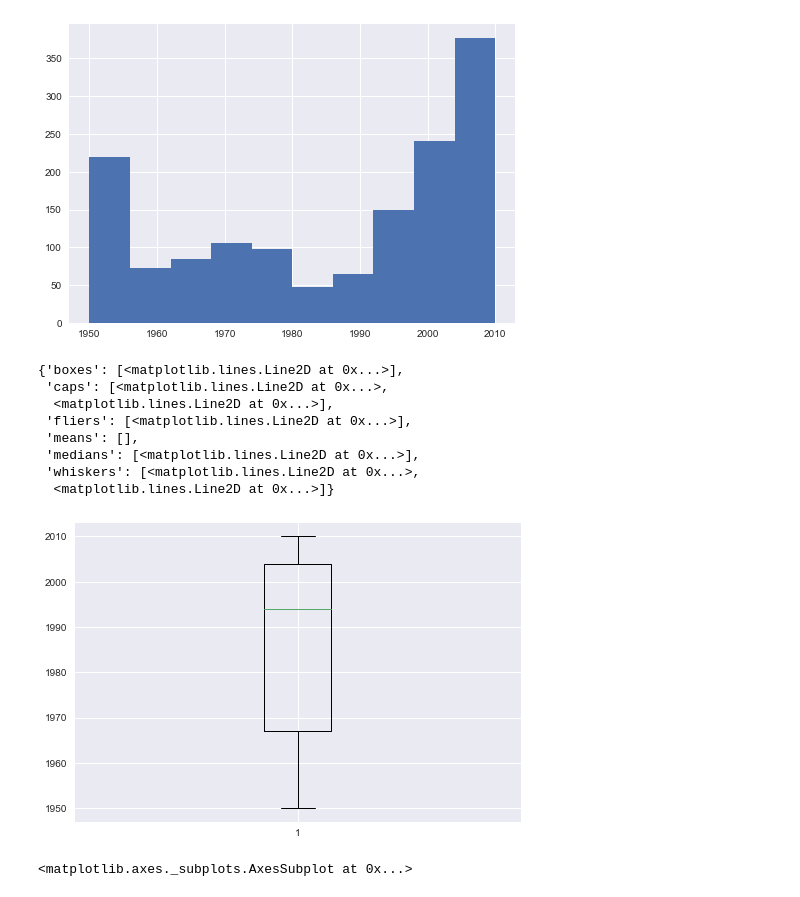
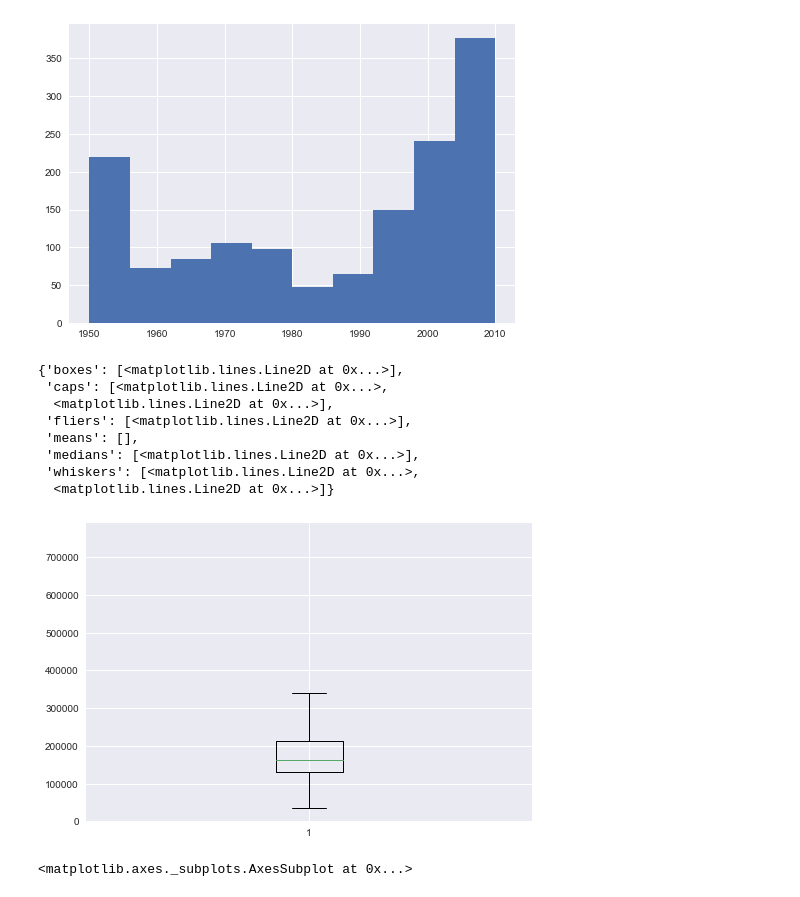
Before and after one commit to harimindi/Ames-Housing-Data, a Jupyter notebook: Ames Housing V2.ipynb, the cells around one changed output. Cells and saved outputs as stored; diff of their text form; code cells hidden in the pictures.

```diff
--- a/Ames Housing V2.ipynb
+++ b/Ames Housing V2.ipynb
@@ -7,7 +7,7 @@ from matplotlib import rcParams
 rcParams['figure.figsize'] = 10,8
 import seaborn as sb
 # %%
-train = pd.read_csv('C:/Hari Docs/Dataset/houseprices_train.csv')
-test = pd.read_csv('C:/Hari Docs/Dataset/houseprices_test.csv')
+train = pd.read_csv('F:/Data_Science/Datasets/houseprices_train.csv')
+test = pd.read_csv('F:/Data_Science/Datasets/houseprices_test.csv')
 print(train.shape, test.shape)
 # %% [output]
@@ -23,17 +23,17 @@ train['YearRemodAdd'].hist()
 <matplotlib.axes._subplots.AxesSubplot at 0x...>
 [figure]
 # %%
-plt.boxplot(train.YearRemodAdd)
+plt.boxplot(train.SalePrice)
 # %% [output]
 {'boxes': [<matplotlib.lines.Line2D at 0x...>],
  'caps': [<matplotlib.lines.Line2D at 0x...>,
   <matplotlib.lines.Line2D at 0x...>],
  'fliers': [<matplotlib.lines.Line2D at 0x...>],
  'means': [],
  'medians': [<matplotlib.lines.Line2D at 0x...>],
  'whiskers': [<matplotlib.lines.Line2D at 0x...>,
   <matplotlib.lines.Line2D at 0x...>]}
-[figure, old version]
+[figure, new version]
 # %%
 sb.countplot(x='RoofStyle', data=train)
 # %% [output]
```
Also changed, not shown: parts of 28 cells of this notebook.
